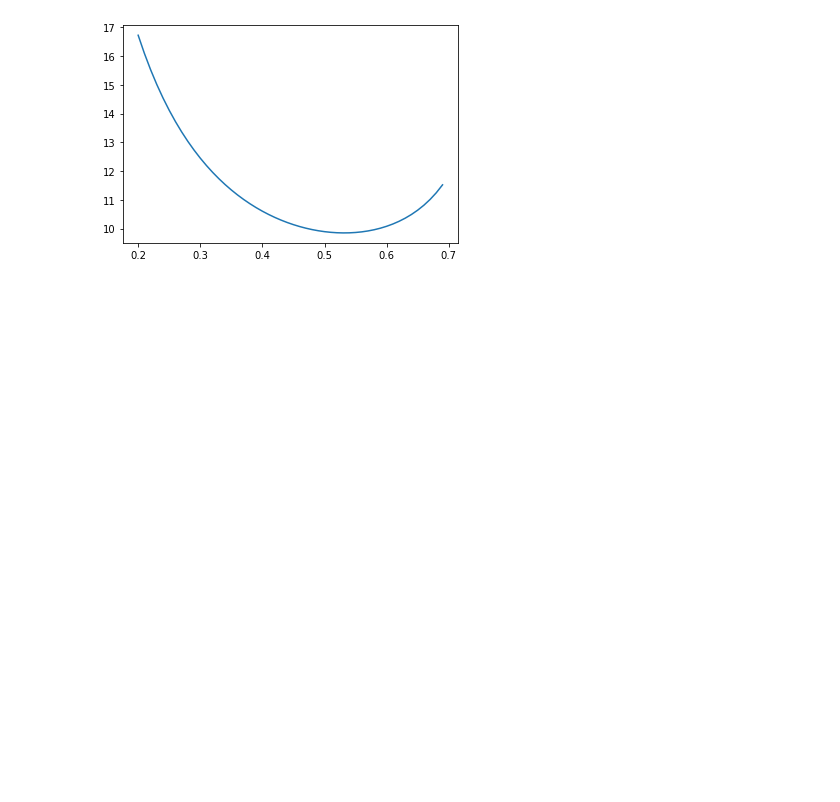
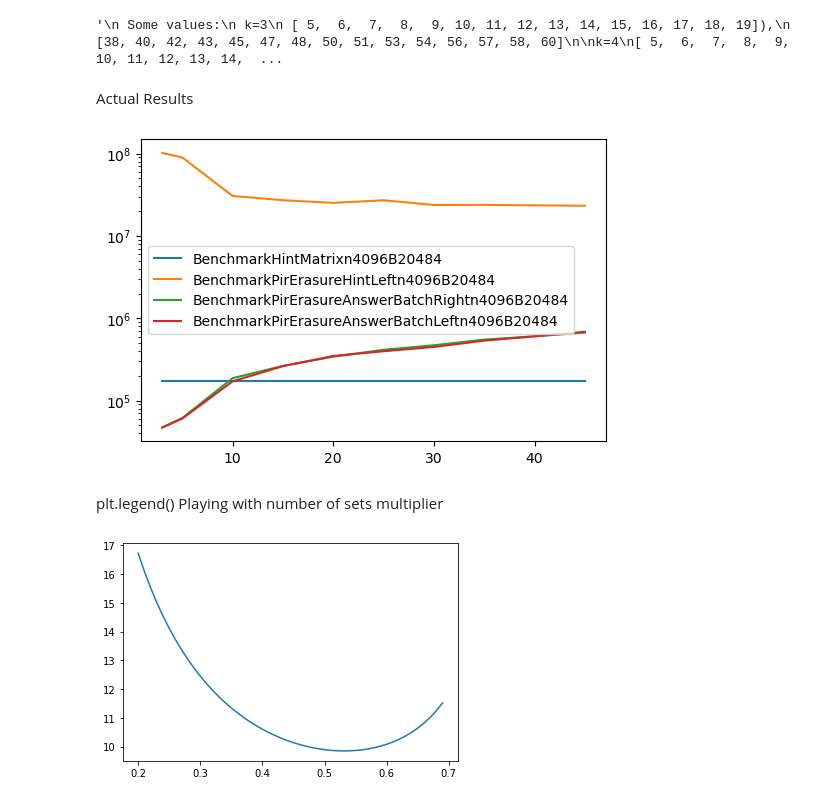
Before and after one commit to dimakogan/checklist, a Jupyter notebook: hybrid.ipynb, the cells around one changed output. Cells and saved outputs as stored; diff of their text form; code cells hidden in the pictures; blank space fills up the shorter version.

```diff
--- a/hybrid.ipynb
+++ b/hybrid.ipynb
@@ -60,6 +64,33 @@ hybridTradeoff()
  array([22.8       , 20.        , 18.        , 16.125     , 15.        ,
         14.1       , 13.09090909, 12.5       , 11.76923077, 11.35714286,
         10.8       , 10.5       , 10.05882353,  9.66666667,  9.47368421]))
+# %%
+'''
+ Some values:
+ k=3
+ [ 5,  6,  7,  8,  9, 10, 11, 12, 13, 14, 15, 16, 17, 18, 19]),
+ [38, 40, 42, 43, 45, 47, 48, 50, 51, 53, 54, 56, 57, 58, 60]
+
+k=4
+[ 5,  6,  7,  8,  9, 10, 11, 12, 13, 14, 15, 16, 17, 18, 19]),
+[30, 31, 33, 34, 35, 37, 38, 39, 41, 42, 43, 45, 46, 47, 49],
+'''
+# %% [output]
+'\n Some values:\n k=3\n [ 5,  6,  7,  8,  9, 10, 11, 12, 13, 14, 15, 16, 17, 18, 19]),\n [38, 40, 42, 43, 45, 47, 48, 50, 51, 53, 54, 56, 57, 58, 60]\n\nk=4\n[ 5,  6,  7,  8,  9, 10, 11, 12, 13, 14,  ...
+# %% [markdown]
+Actual Results
+# %%
+results = np.genfromtxt("res.csv", names=True)
+for col_name in results.dtype.names[1:]:
+    plt.plot(results[results.dtype.names[0]],results[col_name], label=col_name)
+plt.legend()
+plt.yscale('log')
+plt.show()
+# %% [output]
+[figure, added]
+# %% [markdown]
+plt.legend()
+Playing with number of sets multiplier
 # %%
 # Tring to play with both number of sets k\sqrt{n}, block size B, and number of queries d
 lam = 80.0
```
Also changed, not shown: parts of 2 cells of this notebook, 7 other files.
